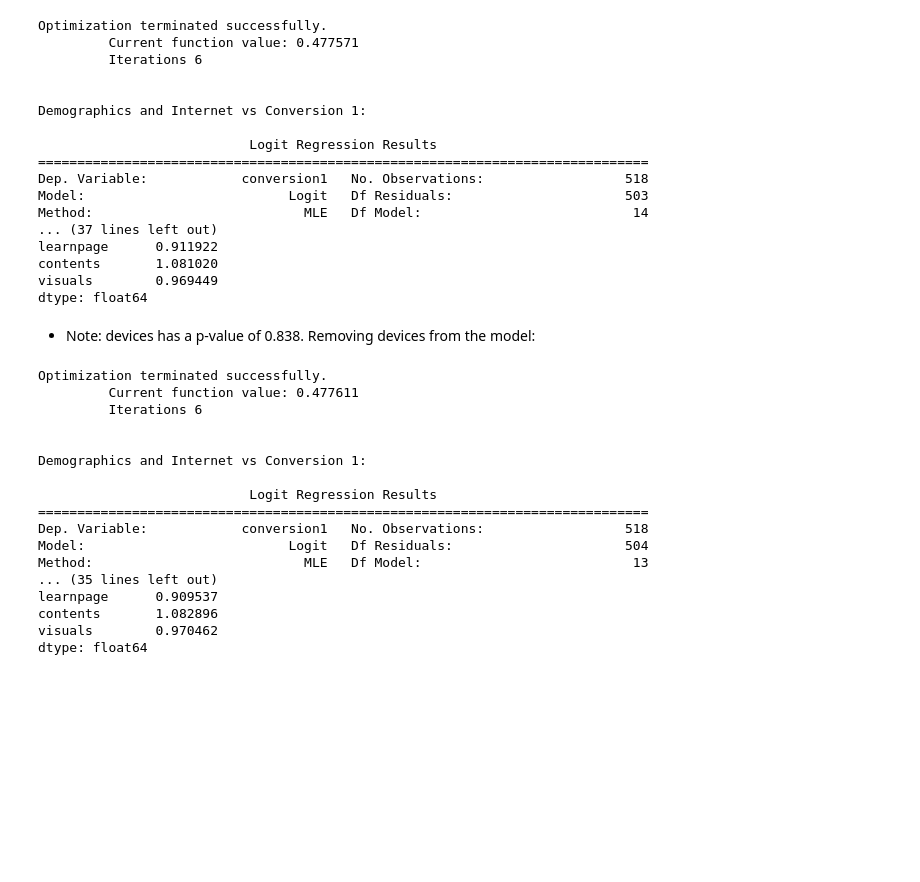
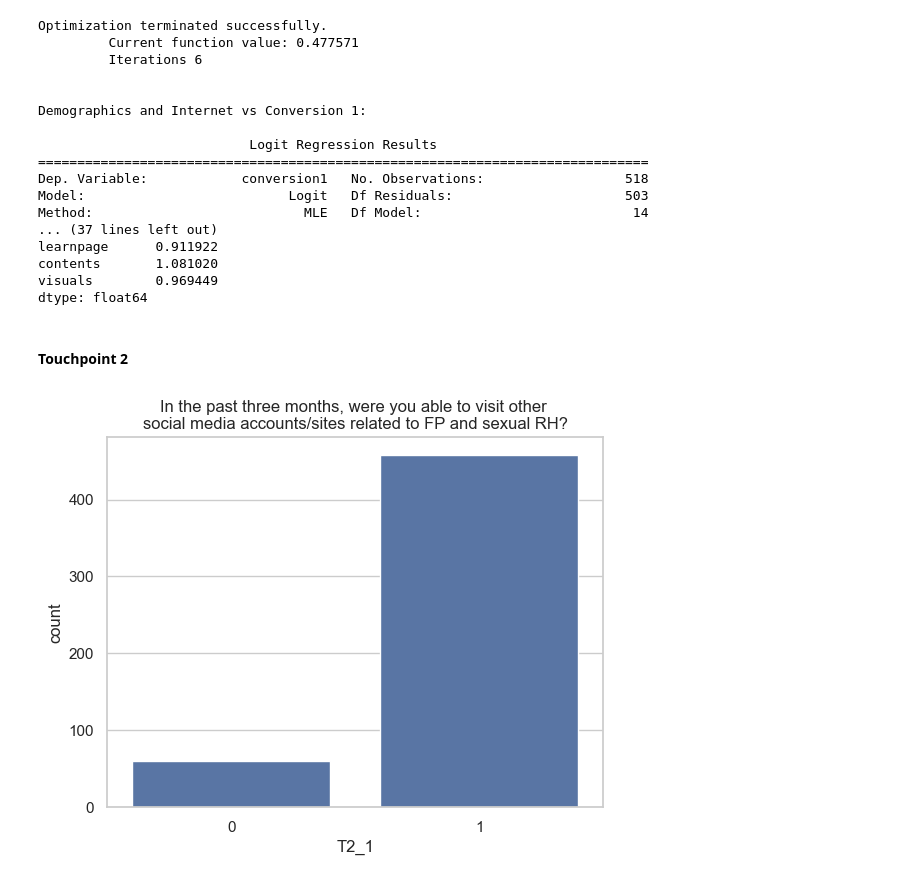
Before and after one commit to rngalvanbayer/Bayer_CPD_Digital_Conversion, a Jupyter notebook: cpd_main.ipynb, the cells around one changed output. Cells and saved outputs as stored; diff of their text form; code cells hidden in the pictures; blank space fills up the shorter version.

```diff
--- a/cpd_main.ipynb
+++ b/cpd_main.ipynb
@@ -251,37 +273,13 @@ learnpage      0.911922
 contents       1.081020
 visuals        0.969449
 dtype: float64
-# %% [markdown]
-* Note:  devices has a p-value of 0.838. Removing devices from the model:
-# %%
-X = cdata1[['age_bracket', 'female', 'civil', 'job_type', 'educ', 'genderid',
-            'purpose', 'rh_needs', 'benefitnum', 'platforms', 'oftenvisit', 'learnpage',
-            'contents','visuals']]
-y = cdata1['conversion1']
-
-model = sm.Logit(y, X.astype(int))
-result = model.fit()
-
-print("\n\nDemographics and Internet vs Conversion 1:\n")
-print(result.summary())
-
-print('\nOdds Ratio:')
-print(np.exp(result.params))
-# %% [output]
-Optimization terminated successfully.
-         Current function value: 0.477611
-         Iterations 6
-
-
-Demographics and Internet vs Conversion 1:
-
-                           Logit Regression Results
-==============================================================================
-Dep. Variable:            conversion1   No. Observations:                  518
-Model:                          Logit   Df Residuals:                      504
-Method:                           MLE   Df Model:                           13
-... (35 lines left out)
-learnpage      0.909537
-contents       1.082896
-visuals        0.970462
-dtype: float64
+# %% [markdown]
+#### Touchpoint 2
+# %%
+cdata1['T2_1'] = data['social']
+cdata1['T2_1'] = cdata1['T2_1'].round().astype(int)
+sns.countplot(x='T2_1', data=cdata1)
+plt.title(label='In the past three months, were you able to visit other \nsocial media accounts/sites related to FP and sexual RH?')
+plt.show()
+# %% [output]
+[figure, added]
```
Also changed, not shown: parts of 6 cells of this notebook, 2 other files.
